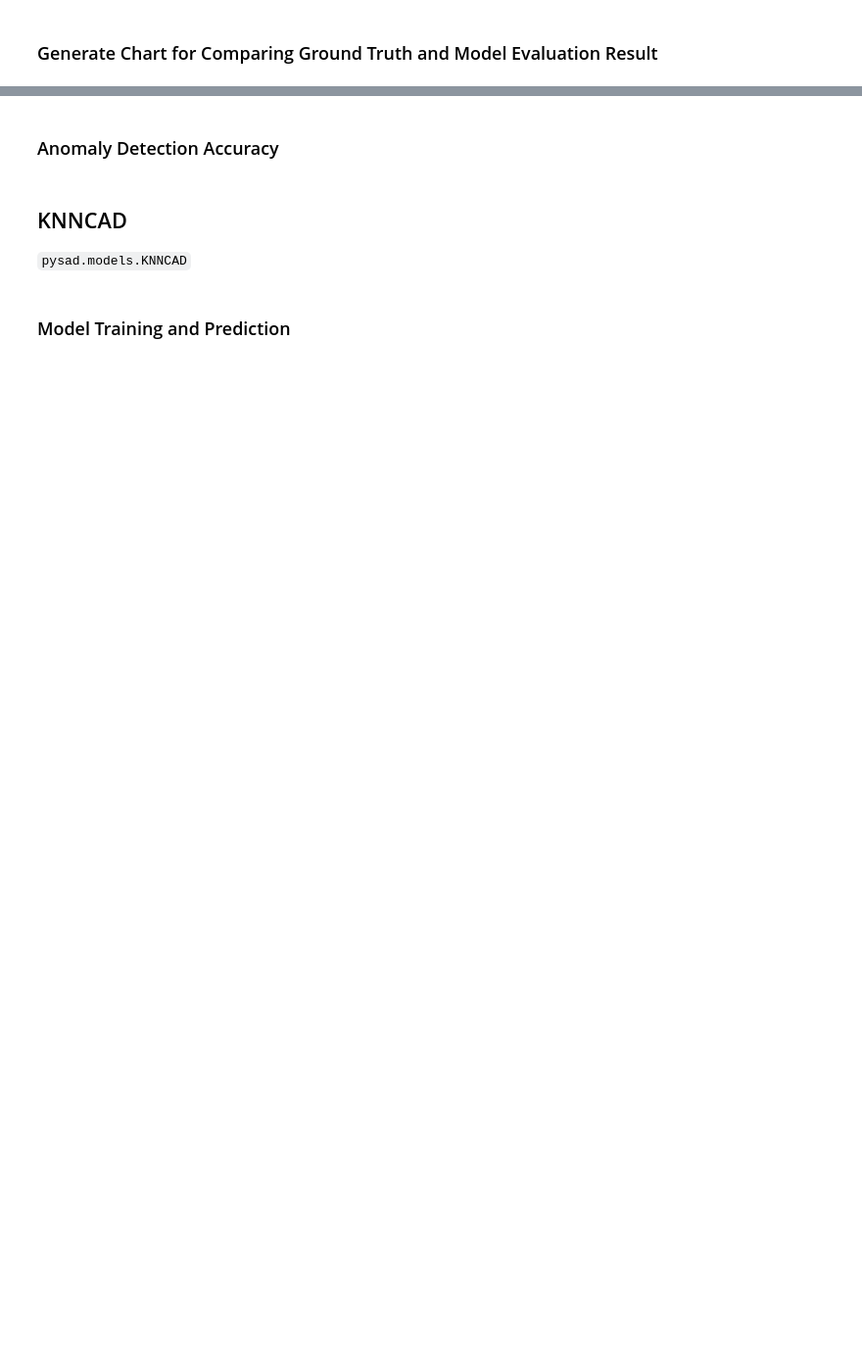
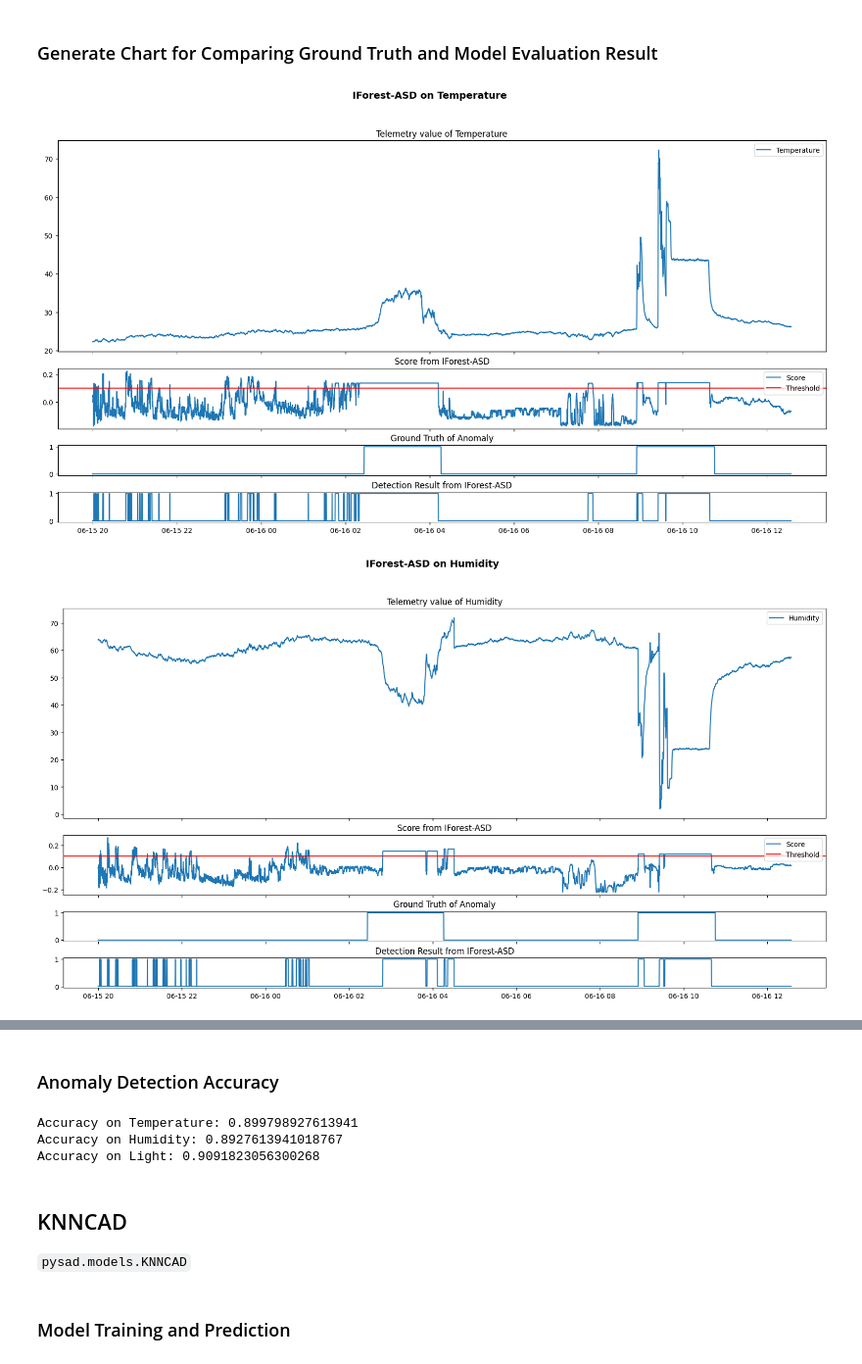
Before and after one commit to bench352/cs4514fyp, a Jupyter notebook: code/device-healthiness-monitoring-service/jupyter/pysad_ad_playground.ipynb, the cells around one changed output, grey strips where cells are left out. Shown at 98% size. Saved outputs shown, nothing was run; the diff lists cells and outputs as text; code cells hidden in the pictures; blank space fills up the shorter version.

```diff
--- a/code/device-healthiness-monitoring-service/jupyter/pysad_ad_playground.ipynb
+++ b/code/device-healthiness-monitoring-service/jupyter/pysad_ad_playground.ipynb
@@ -280,26 +321,29 @@ for idx,column in enumerate(ts_column_to_be_used):
 # %%
 import matplotlib.pyplot as plt
 
 model_name = "IForest-ASD"
 for column in ts_column_to_be_used:
     fig, ax = plt.subplots(
         4,
         1,
         figsize=(20, 10),
         sharex=True,
         gridspec_kw={"height_ratios": [7, 2, 1, 1]},
     )
     ax[0].plot(timestamps, i_forest_ts_values[column], label=column)
     ax[0].legend()
     ax[0].set_title(f"Telemetry value of {column}")
     ax[1].plot(timestamps, i_forest_scores[column], label="Score")
-    ax[1].axhline(y=LOWER_THRESHOLD, color="g", linestyle="-", label="Lower Threshold")
+    ax[1].axhline(y=HIGHER_THRESHOLD, color="r", linestyle="-", label="Threshold")
     ax[1].legend()
     ax[1].set_title(f"Score from {model_name}")
     ax[2].plot(timestamps, ground_truth, label="Ground Truth")
     ax[2].set_title("Ground Truth of Anomaly")
     ax[3].plot(timestamps, i_forest_results[column], label="Detected Anomaly")
     ax[3].set_title(f"Detection Result from {model_name}")
 
     fig.suptitle(f"{model_name} on {column}", fontweight="bold", fontsize=14)
     fig.savefig(f"./results/{model_name}_{column}.png")
+# %% [output]
+[figure, added]
+[figure, added]
@@ -310,8 +355,12 @@ from sklearn.metrics import accuracy_score
 
 for column in ts_column_to_be_used:
     print(
-        f"Accuracy of {model_name} on {column}: {accuracy_score(ground_truth, i_forest_results[column])}"
+        f"Accuracy on {column}: {accuracy_score(ground_truth, i_forest_results[column])}"
     )
+# %% [output]
+Accuracy on Temperature: 0.899798927613941
+Accuracy on Humidity: 0.8927613941018767
+Accuracy on Light: 0.9091823056300268
 # %% [markdown]
 ## KNNCAD
 
```
Also changed, not shown: parts of 18 cells of this notebook, 4 other files.
